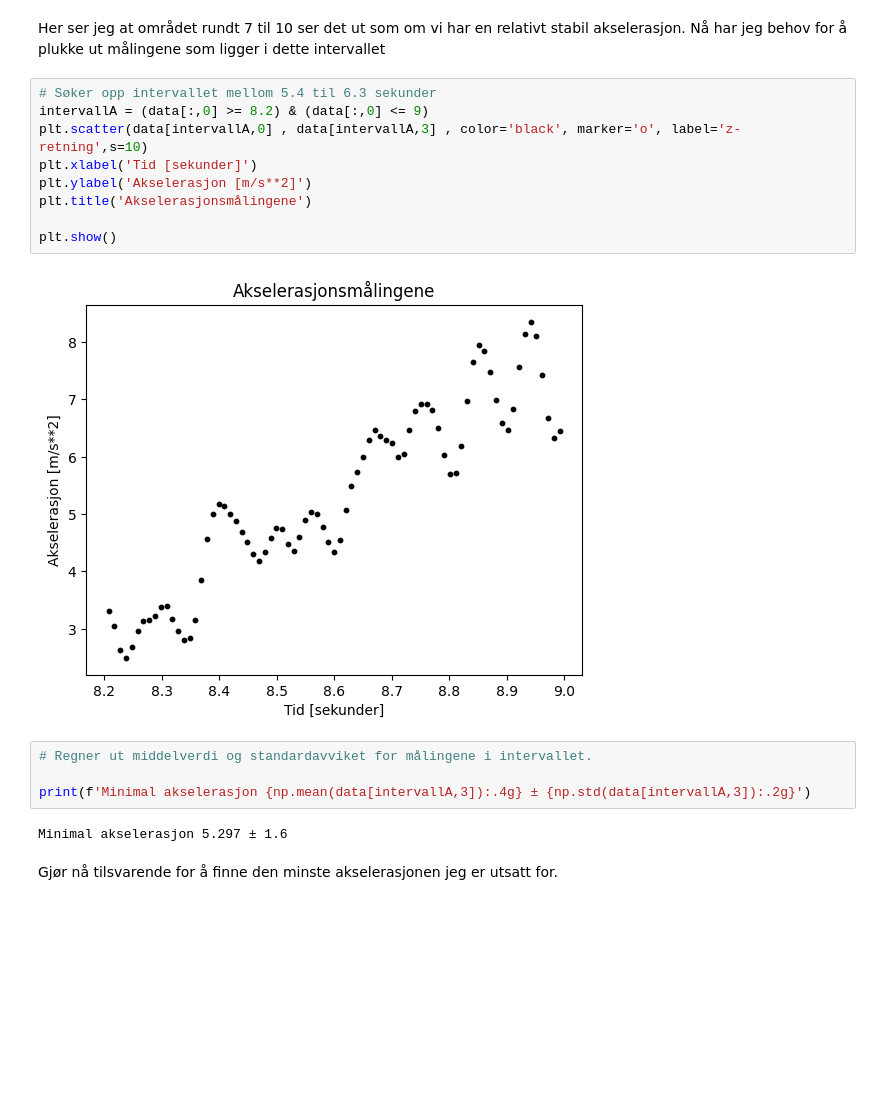
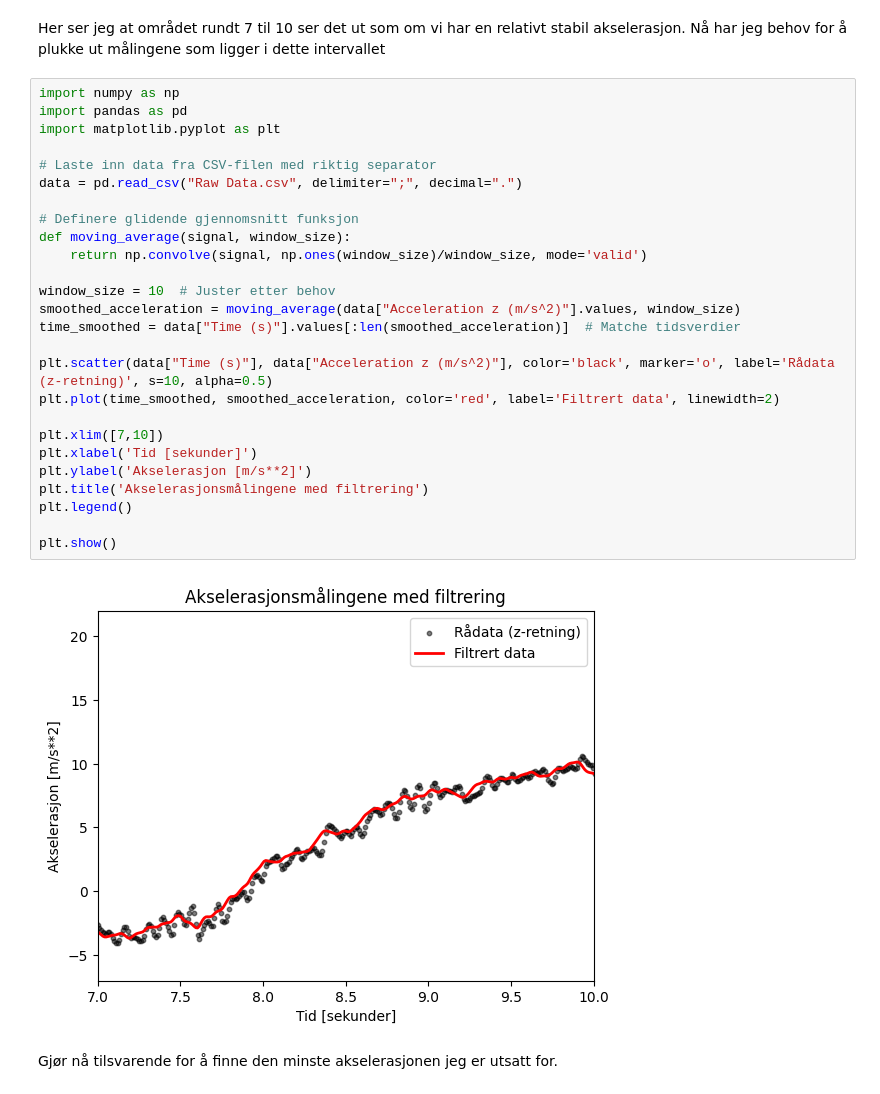
Before and after one commit to NightMuppet/IFYT1002_BIDATA, a Jupyter notebook: oving3/Minilab 2.ipynb, the cells around one changed output. Cells and saved outputs as stored; diff of their text form; blank space fills up the shorter version.

```diff
--- a/oving3/Minilab 2.ipynb
+++ b/oving3/Minilab 2.ipynb
@@ -111,22 +98,33 @@ plt.show()
 # %% [markdown]
 Her ser jeg at området rundt 7 til 10 ser det ut som om vi har en relativt stabil akselerasjon. Nå har jeg behov for å plukke ut målingene som ligger i dette intervallet
-# %%
-# Søker opp intervallet mellom 5.4 til 6.3 sekunder
-intervallA = (data[:,0] >= 8.2) & (data[:,0] <= 9)
-plt.scatter(data[intervallA,0] , data[intervallA,3] , color='black', marker='o', label='z-retning',s=10)
-plt.xlabel('Tid [sekunder]')
-plt.ylabel('Akselerasjon [m/s**2]')
-plt.title('Akselerasjonsmålingene')
-
-plt.show()
-# %% [output]
-[figure, removed]
-# %%
-# Regner ut middelverdi og standardavviket for målingene i intervallet.
-
-print(f'Minimal akselerasjon {np.mean(data[intervallA,3]):.4g} ± {np.std(data[intervallA,3]):.2g}')
-# %% [output]
-Minimal akselerasjon 5.297 ± 1.6
+# %%
+import numpy as np
+import pandas as pd
+import matplotlib.pyplot as plt
+
+# Laste inn data fra CSV-filen med riktig separator
+data = pd.read_csv("Raw Data.csv", delimiter=";", decimal=".")
+
+# Definere glidende gjennomsnitt funksjon
+def moving_average(signal, window_size):
+    return np.convolve(signal, np.ones(window_size)/window_size, mode='valid')
+
+window_size = 10  # Juster etter behov
+smoothed_acceleration = moving_average(data["Acceleration z (m/s^2)"].values, window_size)
+time_smoothed = data["Time (s)"].values[:len(smoothed_acceleration)]  # Matche tidsverdier
+
+plt.scatter(data["Time (s)"], data["Acceleration z (m/s^2)"], color='black', marker='o', label='Rådata (z-retning)', s=10, alpha=0.5)
+plt.plot(time_smoothed, smoothed_acceleration, color='red', label='Filtrert data', linewidth=2)
+
+plt.xlim([7,10])
+plt.xlabel('Tid [sekunder]')
+plt.ylabel('Akselerasjon [m/s**2]')
+plt.title('Akselerasjonsmålingene med filtrering')
+plt.legend()
+
+plt.show()
+# %% [output]
+[figure, added]
 # %% [markdown]
 Gjør nå tilsvarende for å finne den minste akselerasjonen jeg er utsatt for.
 # %%
```
Also changed, not shown: parts of 2 cells of this notebook, 2 other files.
